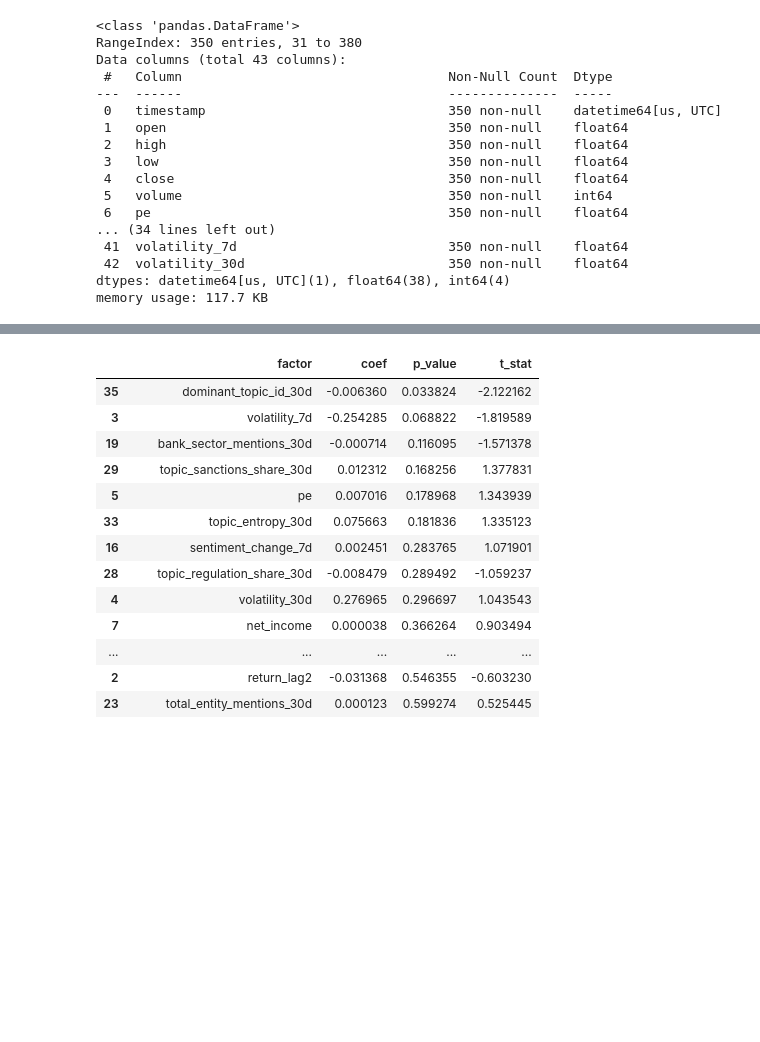
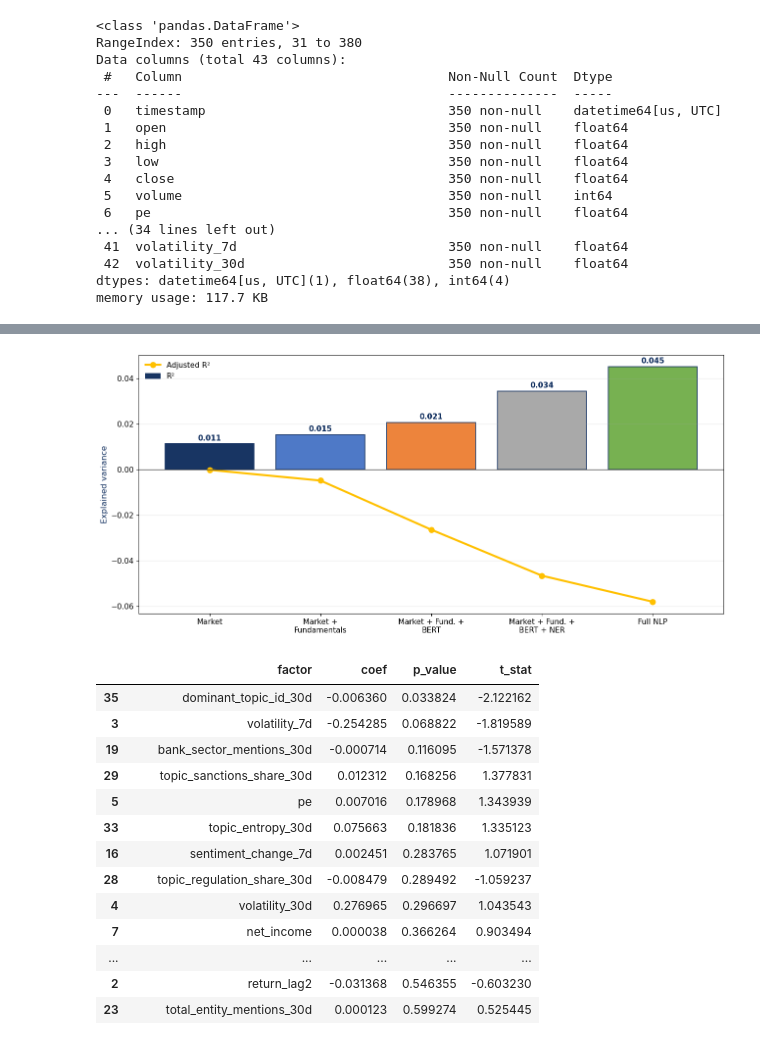
Before and after one commit to gsozik/NLP-impact-on-trading, a Jupyter notebook: sber.ipynb, the cells around one changed output, grey strips where cells are left out. Saved outputs shown, nothing was run; the diff lists cells and outputs as text; code cells hidden in the pictures; blank space fills up the shorter version.

```diff
--- a/sber.ipynb
+++ b/sber.ipynb
@@ -976,6 +977,64 @@ regression_results
 | 2 | Market + Fundamentals + BERT | 350 | 16 | 0.020664 | -0.026392 | 0 | 0 |
 | 3 | Market + Fundamentals + BERT + NER | 350 | 27 | 0.034378 | -0.046590 | 0 | 0 |
 | 4 | Full NLP | 350 | 35 | 0.045059 | -0.058014 | 1 | 2 |
+# %%
+plot_df = regression_results.copy()
+
+model_labels = [
+    "Market",
+    "Market +\nFundamentals",
+    "Market + Fund. +\nBERT",
+    "Market + Fund. +\nBERT + NER",
+    "Full NLP",
+]
+colors = [
+    "#0B2A5B",  # темно-синий
+    "#4472C4",  # синий
+    "#ED7D31",  # оранжевый
+    "#A5A5A5",  # серый
+    "#70AD47",  # зеленый
+]
+x = np.arange(len(plot_df))
+plt.figure(figsize=(13, 6))
+bars = plt.bar(
+    x,
+    plot_df["r2"],
+    color=colors,
+    edgecolor="#0B2A5B",
+    linewidth=1.2,
+    alpha=0.95,
+    label="R²",
+)
+plt.plot(
+    x,
+    plot_df["adj_r2"],
+    color="#FFC000",
+    marker="o",
+    linewidth=3,
+    markersize=8,
+    label="Adjusted R²",
+)
+plt.axhline(0, color="#404040", linewidth=1)
+for bar, value in zip(bars, plot_df["r2"]):
+    plt.text(
+        bar.get_x() + bar.get_width() / 2,
+        bar.get_height() + 0.004,
+        f"{value:.3f}",
+        ha="center",
+        va="top",
+        fontsize=11,
+        color="#0B2A5B",
+        fontweight="bold",
+    )
+plt.xticks(x, model_labels, fontsize=11)
+plt.yticks(fontsize=11)
+plt.ylabel("Explained variance", fontsize=12, color="#0B2A5B")
+plt.legend(frameon=False, fontsize=11)
+plt.grid(axis="y", alpha=0.25)
+plt.tight_layout()
+plt.show()
+# %% [output]
+[figure, added]
 # %%
 coef_full = pd.DataFrame({
     "factor": model_full.params.index,
```
Also changed, not shown: parts of 8 cells of this notebook, 52 other files.
